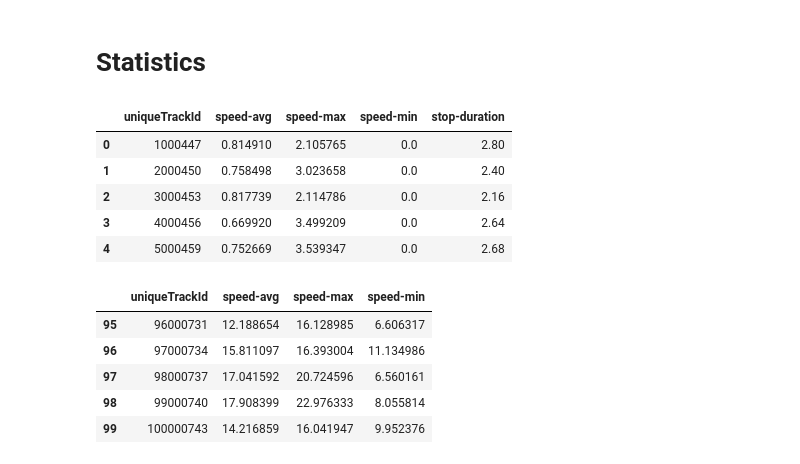
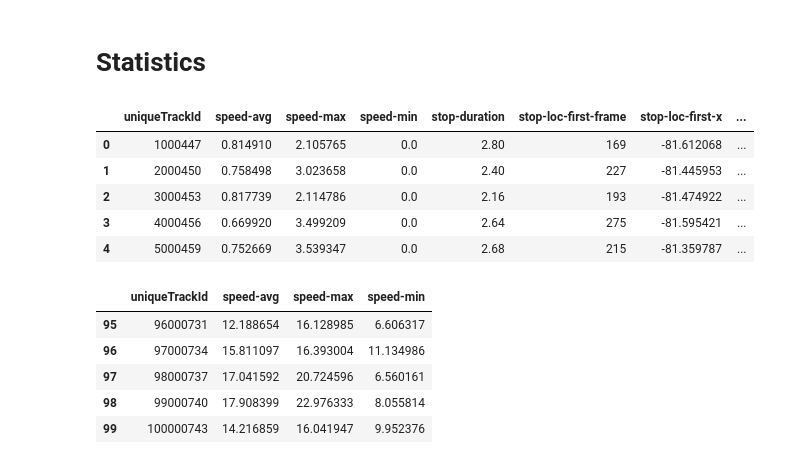
Before and after one commit to adhocmaster/TTI-dataset-tools, a Jupyter notebook: src/notebooks/ped-behavior-analysis.ipynb, the cells around one changed output. Drawn from its saved outputs; the diff is of its cells as text; code cells hidden in the pictures.

```diff
--- a/src/notebooks/ped-behavior-analysis.ipynb
+++ b/src/notebooks/ped-behavior-analysis.ipynb
@@ -271,26 +272,45 @@ from collections import defaultdict
 # %%
 # Pedestrian statistics
 pedIds = pedDf["uniqueTrackId"].unique()
 colData = defaultdict(lambda: list())
 for pedId in pedIds:
     aPed = pedDf[pedDf["uniqueTrackId"] == pedId]
     colData['uniqueTrackId'].append(pedId)
     colData['speed-avg'].append(aPed['speed'].mean())
     colData['speed-max'].append(aPed['speed'].max())
     colData['speed-min'].append(aPed['speed'].min())
 
+    ## related to stop only
+
     aPedFrozen = frozenPedDf[frozenPedDf["uniqueTrackId"] == pedId]
-    colData['stop-duration'].append(len(aPedFrozen) / fps)
+    if len(aPedFrozen) > 0:
+        colData['stop-duration'].append(len(aPedFrozen) / fps)
+        colData['stop-loc-first-frame'].append(aPedFrozen.iloc[0]['frame'])
+        colData['stop-loc-first-x'].append(aPedFrozen.iloc[0]['x'])
+        colData['stop-loc-first-y'].append(aPedFrozen.iloc[0]['y'])
+        colData['stop-loc-last-frame'].append(aPedFrozen.iloc[-1]['frame'])
+        colData['stop-loc-last-x'].append(aPedFrozen.iloc[-1]['x'])
+        colData['stop-loc-last-y'].append(aPedFrozen.iloc[-1]['y'])
+
+
+    else:
+        colData['stop-duration'].append(None)
+        colData['stop-loc-first-frame'].append(None)
+        colData['stop-loc-first-x'].append(None)
+        colData['stop-loc-first-y'].append(None)
+        colData['stop-loc-last-frame'].append(None)
+        colData['stop-loc-last-x'].append(None)
+        colData['stop-loc-last-y'].append(None)
 
 pedStats = pd.DataFrame(colData)
 pedStats.head()
 # %% [output]
-|  | uniqueTrackId | speed-avg | speed-max | speed-min | stop-duration |
-| 0 | 1000447 | 0.814910 | 2.105765 | 0.0 | 2.80 |
-| 1 | 2000450 | 0.758498 | 3.023658 | 0.0 | 2.40 |
-| 2 | 3000453 | 0.817739 | 2.114786 | 0.0 | 2.16 |
-| 3 | 4000456 | 0.669920 | 3.499209 | 0.0 | 2.64 |
-| 4 | 5000459 | 0.752669 | 3.539347 | 0.0 | 2.68 |
+|  | uniqueTrackId | speed-avg | speed-max | speed-min | stop-duration | stop-loc-first-frame | stop-loc-first-x | ... |
+| 0 | 1000447 | 0.814910 | 2.105765 | 0.0 | 2.80 | 169 | -81.612068 | ... |
+| 1 | 2000450 | 0.758498 | 3.023658 | 0.0 | 2.40 | 227 | -81.445953 | ... |
+| 2 | 3000453 | 0.817739 | 2.114786 | 0.0 | 2.16 | 193 | -81.474922 | ... |
+| 3 | 4000456 | 0.669920 | 3.499209 | 0.0 | 2.64 | 275 | -81.595421 | ... |
+| 4 | 5000459 | 0.752669 | 3.539347 | 0.0 | 2.68 | 215 | -81.359787 | ... |
 # %%
 # Vehicle statistics
 vIds = otherDf["uniqueTrackId"].unique()
```
Also changed, not shown: parts of 12 cells of this notebook, 2 other files.
